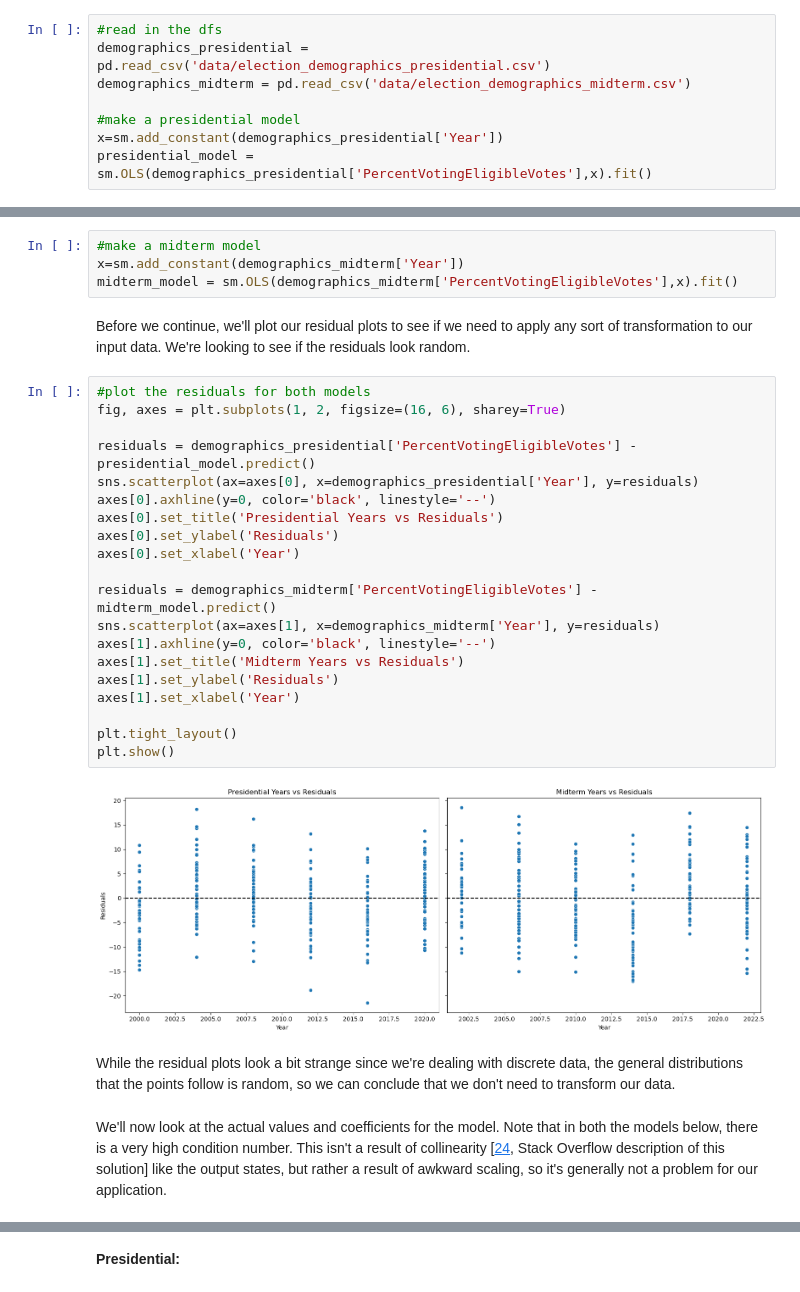
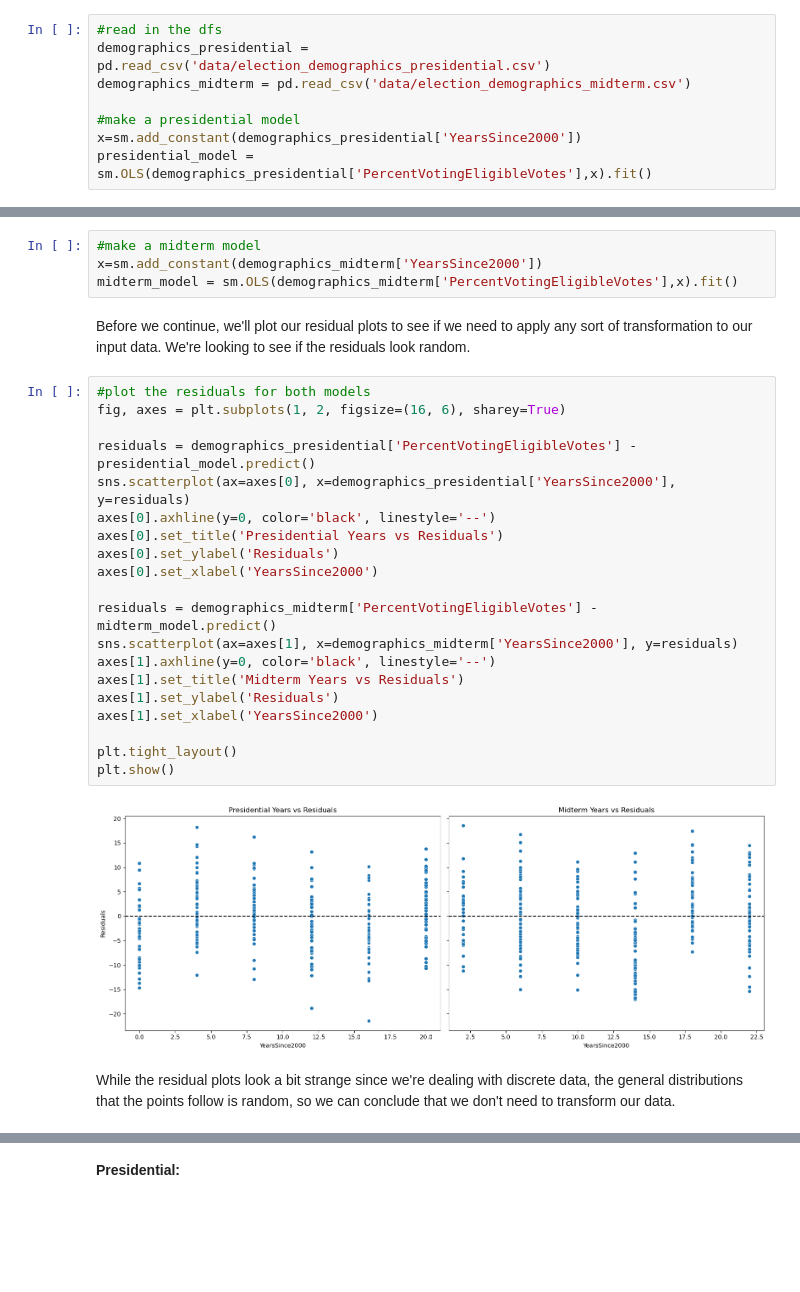
Before and after one commit to nikhilc52/info2950, a Jupyter notebook: ElectionDemographicsPhaseV.ipynb, the cells around one changed output, grey strips where cells are left out. Cells and saved outputs as stored; diff of their text form; blank space fills up the shorter version.

```diff
--- a/ElectionDemographicsPhaseV.ipynb
+++ b/ElectionDemographicsPhaseV.ipynb
@@ -439,39 +442,37 @@ demographics_presidential = pd.read_csv('data/election_demographics_presidential
 demographics_midterm = pd.read_csv('data/election_demographics_midterm.csv')
 
 #make a presidential model
-x=sm.add_constant(demographics_presidential['Year'])
+x=sm.add_constant(demographics_presidential['YearsSince2000'])
 presidential_model = sm.OLS(demographics_presidential['PercentVotingEligibleVotes'],x).fit()
 # %% [markdown]
 The above is repeated for midterm elections:
 # %%
 #make a midterm model
-x=sm.add_constant(demographics_midterm['Year'])
+x=sm.add_constant(demographics_midterm['YearsSince2000'])
 midterm_model = sm.OLS(demographics_midterm['PercentVotingEligibleVotes'],x).fit()
 # %% [markdown]
 Before we continue, we'll plot our residual plots to see if we need to apply any sort of transformation to our input data. We're looking to see if the residuals look random.
 # %%
 #plot the residuals for both models
 fig, axes = plt.subplots(1, 2, figsize=(16, 6), sharey=True)
 
 residuals = demographics_presidential['PercentVotingEligibleVotes'] - presidential_model.predict()
-sns.scatterplot(ax=axes[0], x=demographics_presidential['Year'], y=residuals)
+sns.scatterplot(ax=axes[0], x=demographics_presidential['YearsSince2000'], y=residuals)
 axes[0].axhline(y=0, color='black', linestyle='--')
 axes[0].set_title('Presidential Years vs Residuals')
 axes[0].set_ylabel('Residuals')
-axes[0].set_xlabel('Year')
+axes[0].set_xlabel('YearsSince2000')
 
 residuals = demographics_midterm['PercentVotingEligibleVotes'] - midterm_model.predict()
-sns.scatterplot(ax=axes[1], x=demographics_midterm['Year'], y=residuals)
+sns.scatterplot(ax=axes[1], x=demographics_midterm['YearsSince2000'], y=residuals)
 axes[1].axhline(y=0, color='black', linestyle='--')
 axes[1].set_title('Midterm Years vs Residuals')
 axes[1].set_ylabel('Residuals')
-axes[1].set_xlabel('Year')
+axes[1].set_xlabel('YearsSince2000')
 
 plt.tight_layout()
 plt.show()
 # %% [output]
-[figure, old version]
+[figure, new version]
 # %% [markdown]
 While the residual plots look a bit strange since we're dealing with discrete data, the general distributions that the points follow is random, so we can conclude that we don't need to transform our data.
-# %% [markdown]
-We'll now look at the actual values and coefficients for the model. Note that in both the models below, there is a very high condition number. This isn't a result of collinearity [[24](https://stats.stackexchange.com/questions/332428/regression-model-constant-causes-multicollinearity-warning-but-not-in-standardi), Stack Overflow description of this solution] like the output states, but rather a result of awkward scaling, so it's generally not a problem for our application.
```
Also changed, not shown: parts of 32 cells of this notebook, 4 other files.
